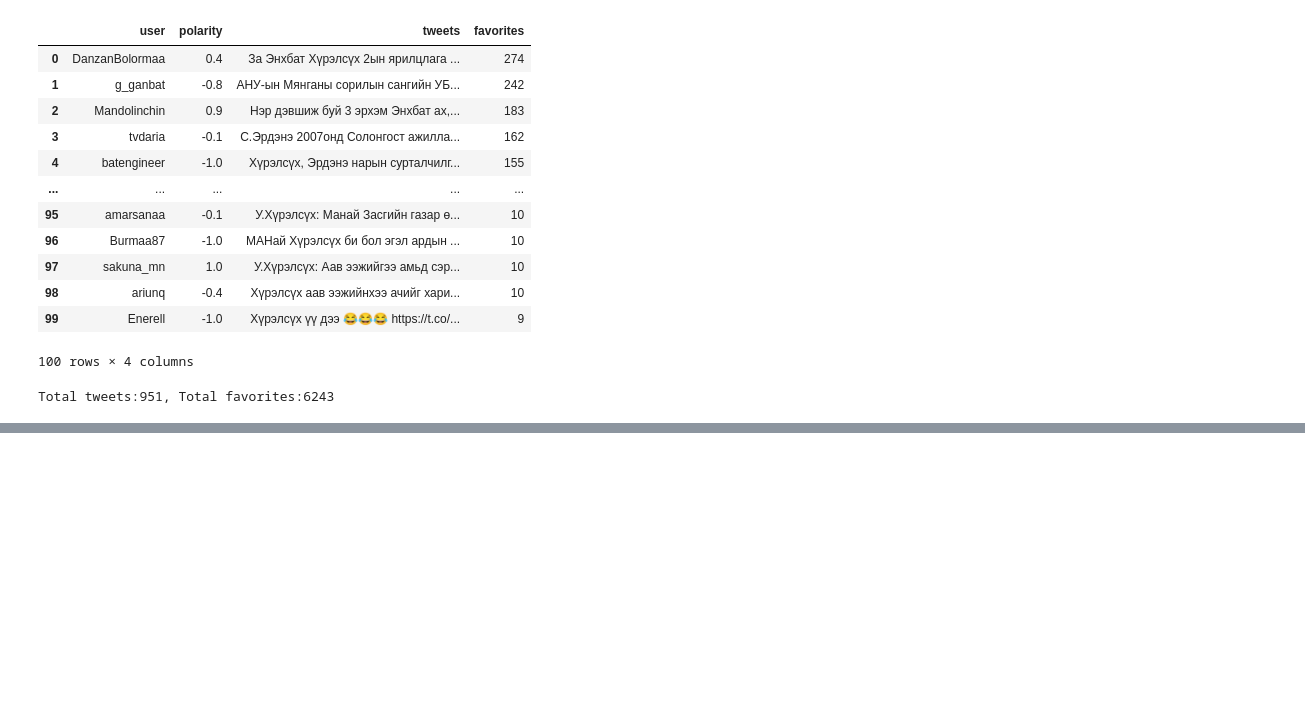
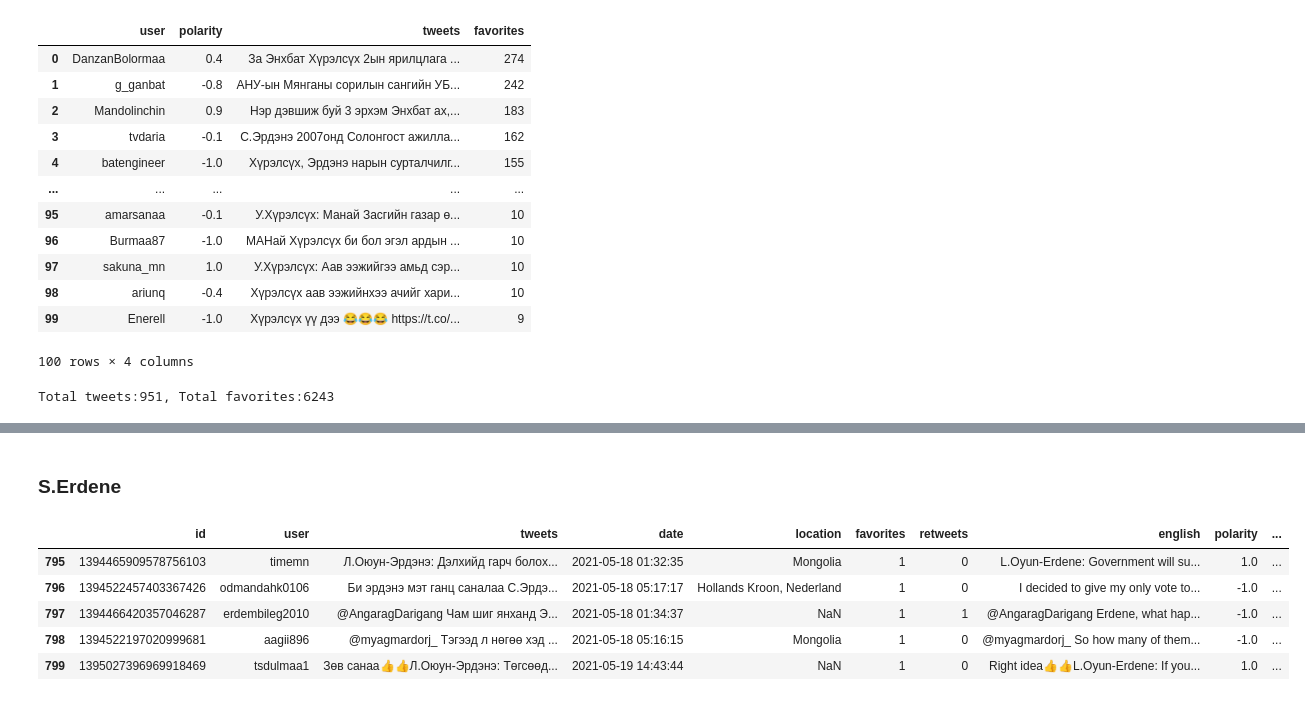
Before and after one commit to byambaa1982/mongol_tweets, a Jupyter notebook: tweets.ipynb, the cells around one changed output, grey strips where cells are left out. Saved outputs shown, nothing was run; the diff lists cells and outputs as text; code cells hidden in the pictures; blank space fills up the shorter version.

```diff
--- a/tweets.ipynb
+++ b/tweets.ipynb
@@ -187,0 +309,27 @@ Total tweets:951, Total favorites:6243
+# %%
+new1 = df_e.groupby('Expression Label').count()
+x = list(new1['polarity'])
+y = list(new1.index)
+tuple_list = list(zip(x,y))
+
+df = pd.DataFrame(tuple_list, columns=['x','y'])
+
+df['color'] = 'blue'
+df['color'][1] = 'red'
+df['color'][2] = 'green'
+
+import plotly.graph_objects as go
+fig = go.Figure(go.Bar(x=df['x'],
+                y=df['y'],
+                orientation ='h',
+                marker={'color': df['color']}))
+fig.update_layout(
+    title={
+        'text': "The latest 800 tweets about the president candidate D.Enkhbat",
+        'y':0.9,
+        'x':0.5,
+        'xanchor': 'center',
+        'yanchor': 'top'})
+
+
+fig.show()
@@ -187,0 +353,18 @@ Total tweets:951, Total favorites:6243
+# %% [markdown]
+### S.Erdene
+# %%
+df_er=pd.read_csv('erdene.csv')
+df_er=df_er.head(800)
+# %%
+# df_er['english']=df_er.tweets.map(lambda x:translate_it(x))
+df_er['polarity']=df_er.english.map(lambda x:do_sentiment(x))
+# %%
+df_er['Expression Label'] = df_er.polarity.map(lambda x: labeling(x) )
+df_er.tail()
+# %% [output]
+|  | id | user | tweets | date | location | favorites | retweets | english | polarity | ... |
+| 795 | 1394465909578756103 | timemn | Л.Оюун-Эрдэнэ: Дэлхийд гарч болох... | 2021-05-18 01:32:35 | Mongolia | 1 | 0 | L.Oyun-Erdene: Government will su... | 1.0 | ... |
+| 796 | 1394522457403367426 | odmandahk0106 | Би эрдэнэ мэт ганц саналаа С.Эрдэ... | 2021-05-18 05:17:17 | Hollands Kroon, Nederland | 1 | 0 | I decided to give my only vote to... | -1.0 | ... |
+| 797 | 1394466420357046287 | erdembileg2010 | @AngaragDarigang Чам шиг янханд Э... | 2021-05-18 01:34:37 | NaN | 1 | 1 | @AngaragDarigang Erdene, what hap... | -1.0 | ... |
+| 798 | 1394522197020999681 | aagii896 | @myagmardorj_ Тэгээд л нөгөө хэд ... | 2021-05-18 05:16:15 | Mongolia | 1 | 0 | @myagmardorj_ So how many of them... | -1.0 | ... |
+| 799 | 1395027396969918469 | tsdulmaa1 | Зөв санаа👍👍Л.Оюун-Эрдэнэ: Төгсөөд... | 2021-05-19 14:43:44 | NaN | 1 | 0 | Right idea👍👍L.Oyun-Erdene: If you... | 1.0 | ... |
```
Also changed, not shown: parts of 20 cells of this notebook.
